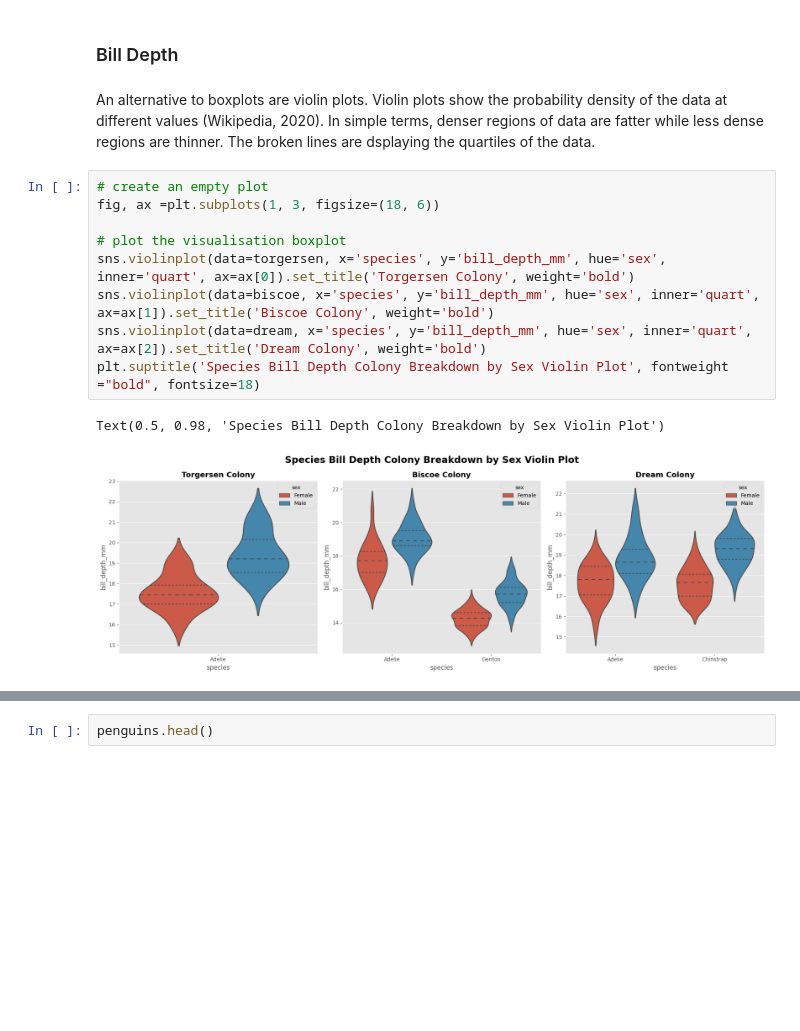
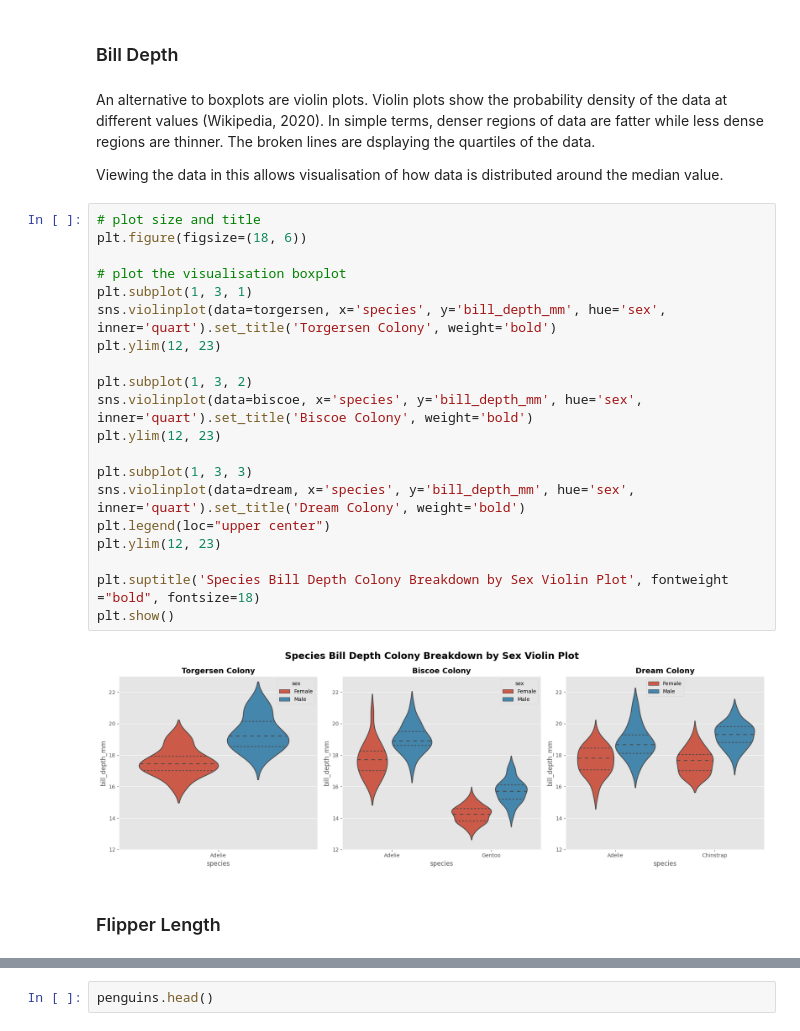
Before and after one commit to humphs078/data_analysis_fundamentals, a Jupyter notebook: tasks.ipynb, the cells around one changed output, grey strips where cells are left out. Cells and saved outputs as stored; diff of their text form; blank space fills up the shorter version.

Commit message:
Task 5 - tidy up plots, start flipper length, rough work in task 5.

```diff
--- a/tasks.ipynb
+++ b/tasks.ipynb
@@ -1310,15 +1392,29 @@ Text(0.5, 0.98, 'Species Bill Length Colony Breakdown by Sex Boxplot')
 ### Bill Depth <a id="bill-depth"></a>
 # %% [markdown]
 An alternative to boxplots are violin plots. Violin plots show the probability density of the data at different values (Wikipedia, 2020). In simple terms, denser regions of data are fatter while less dense regions are thinner. The broken lines are dsplaying the quartiles of the data.
+
+Viewing the data in this allows visualisation of how data is distributed around the median value.
 # %%
-# create an empty plot
-fig, ax =plt.subplots(1, 3, figsize=(18, 6))
+# plot size and title
+plt.figure(figsize=(18, 6))
 
 # plot the visualisation boxplot
-sns.violinplot(data=torgersen, x='species', y='bill_depth_mm', hue='sex', inner='quart', ax=ax[0]).set_title('Torgersen Colony', weight='bold')
-sns.violinplot(data=biscoe, x='species', y='bill_depth_mm', hue='sex', inner='quart', ax=ax[1]).set_title('Biscoe Colony', weight='bold')
-sns.violinplot(data=dream, x='species', y='bill_depth_mm', hue='sex', inner='quart', ax=ax[2]).set_title('Dream Colony', weight='bold')
+plt.subplot(1, 3, 1)
+sns.violinplot(data=torgersen, x='species', y='bill_depth_mm', hue='sex', inner='quart').set_title('Torgersen Colony', weight='bold')
+plt.ylim(12, 23)
+
+plt.subplot(1, 3, 2)
+sns.violinplot(data=biscoe, x='species', y='bill_depth_mm', hue='sex', inner='quart').set_title('Biscoe Colony', weight='bold')
+plt.ylim(12, 23)
+
+plt.subplot(1, 3, 3)
+sns.violinplot(data=dream, x='species', y='bill_depth_mm', hue='sex', inner='quart').set_title('Dream Colony', weight='bold')
+plt.legend(loc="upper center")
+plt.ylim(12, 23)
+
 plt.suptitle('Species Bill Depth Colony Breakdown by Sex Violin Plot', fontweight ="bold", fontsize=18)
+plt.show()
 # %% [output]
-Text(0.5, 0.98, 'Species Bill Depth Colony Breakdown by Sex Violin Plot')
-[figure, old version]
+[figure, new version]
+# %% [markdown]
+### Flipper Length <a id="flipper-length"></a>
```
Also changed, not shown: parts of 11 cells of this notebook.
